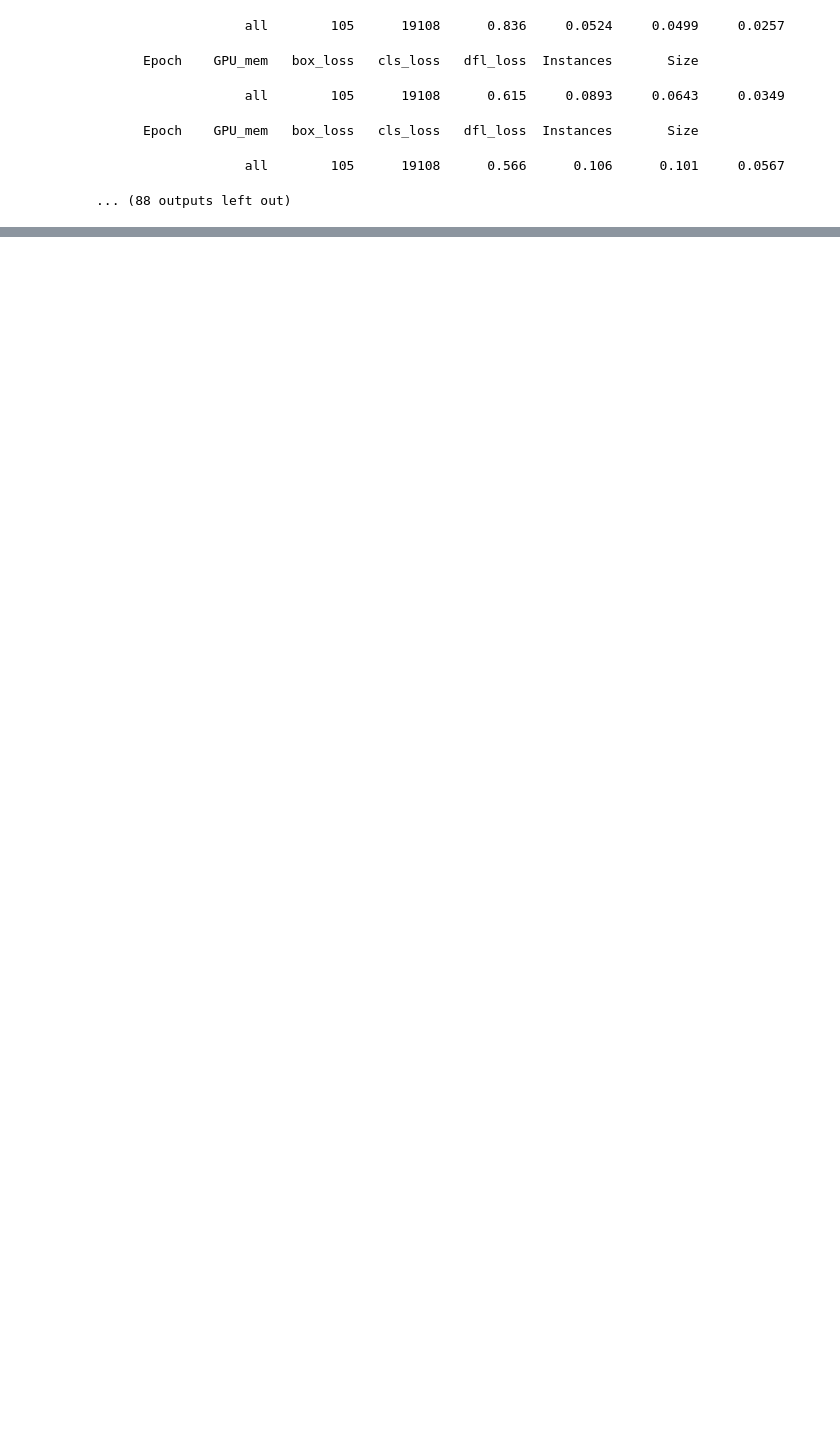
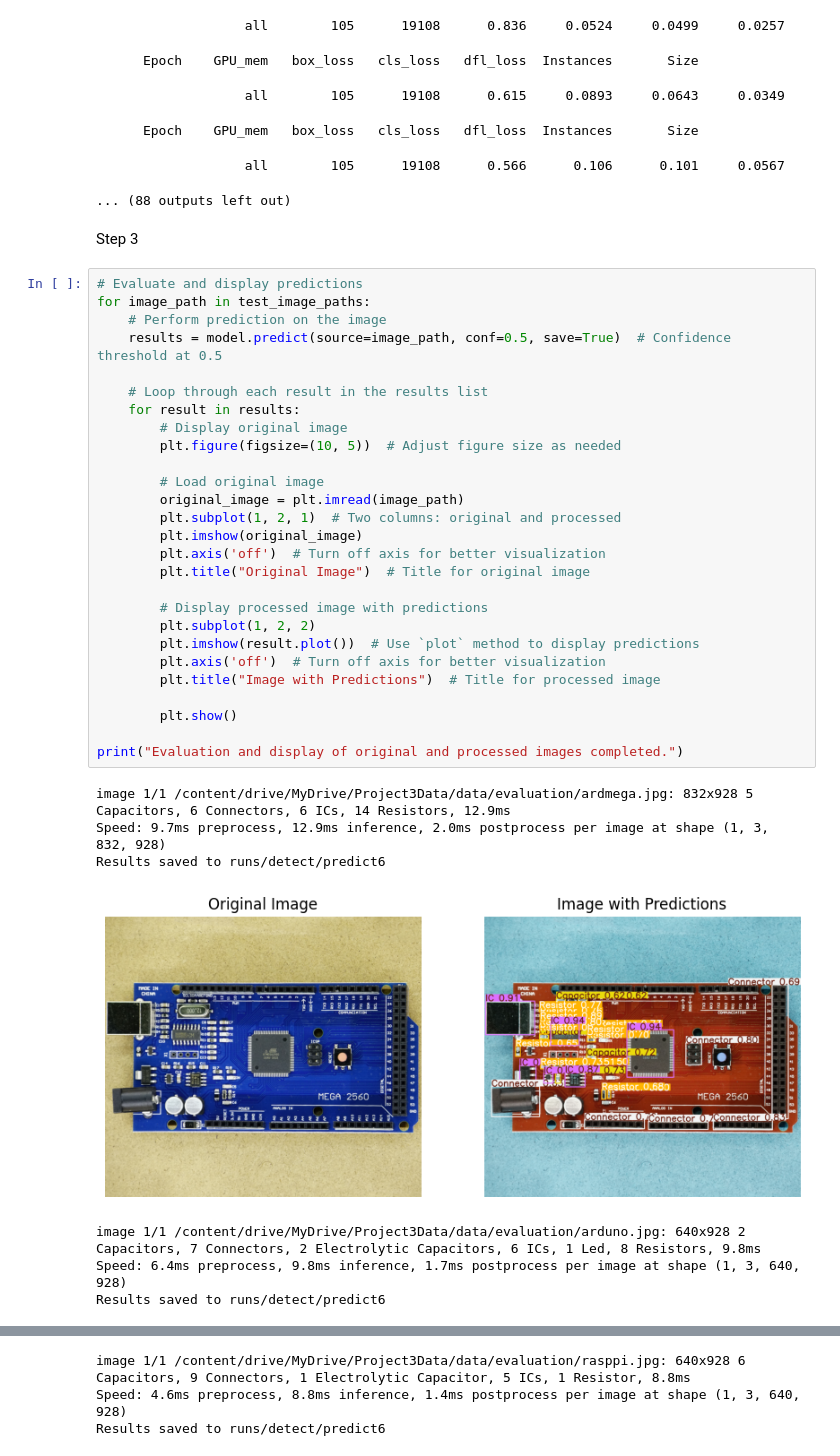
Before and after one commit to abdulwaheedTMU/Project3, a Jupyter notebook: Project3.ipynb, the cells around one changed output, grey strips where cells are left out. Drawn from its saved outputs; the diff is of its cells as text; blank space fills up the shorter version.

```diff
--- a/Project3.ipynb
+++ b/Project3.ipynb
@@ -220,3 +220,40 @@ Starting training for 100 epochs...
       Epoch    GPU_mem   box_loss   cls_loss   dfl_loss  Instances       Size
                    all        105      19108      0.566      0.106      0.101     0.0567
 ... (88 outputs left out)
+# %% [markdown]
+Step 3
+# %%
+# Evaluate and display predictions
+for image_path in test_image_paths:
+    # Perform prediction on the image
+    results = model.predict(source=image_path, conf=0.5, save=True)  # Confidence threshold at 0.5
+
+    # Loop through each result in the results list
+    for result in results:
+        # Display original image
+        plt.figure(figsize=(10, 5))  # Adjust figure size as needed
+
+        # Load original image
+        original_image = plt.imread(image_path)
+        plt.subplot(1, 2, 1)  # Two columns: original and processed
+        plt.imshow(original_image)
+        plt.axis('off')  # Turn off axis for better visualization
+        plt.title("Original Image")  # Title for original image
+
+        # Display processed image with predictions
+        plt.subplot(1, 2, 2)
+        plt.imshow(result.plot())  # Use `plot` method to display predictions
+        plt.axis('off')  # Turn off axis for better visualization
+        plt.title("Image with Predictions")  # Title for processed image
+
+        plt.show()
+
+print("Evaluation and display of original and processed images completed.")
+# %% [output]
+image 1/1 /content/drive/MyDrive/Project3Data/data/evaluation/ardmega.jpg: 832x928 5 Capacitors, 6 Connectors, 6 ICs, 14 Resistors, 12.9ms
+Speed: 9.7ms preprocess, 12.9ms inference, 2.0ms postprocess per image at shape (1, 3, 832, 928)
+Results saved to runs/detect/predict6
+[figure, added]
+image 1/1 /content/drive/MyDrive/Project3Data/data/evaluation/arduno.jpg: 640x928 2 Capacitors, 7 Connectors, 2 Electrolytic Capacitors, 6 ICs, 1 Led, 8 Resistors, 9.8ms
+Speed: 6.4ms preprocess, 9.8ms inference, 1.7ms postprocess per image at shape (1, 3, 640, 928)
+Results saved to runs/detect/predict6
@@ -222,0 +261,3 @@ Starting training for 100 epochs...
+image 1/1 /content/drive/MyDrive/Project3Data/data/evaluation/rasppi.jpg: 640x928 6 Capacitors, 9 Connectors, 1 Electrolytic Capacitor, 5 ICs, 1 Resistor, 8.8ms
+Speed: 4.6ms preprocess, 8.8ms inference, 1.4ms postprocess per image at shape (1, 3, 640, 928)
+Results saved to runs/detect/predict6
```
Also changed, not shown: parts of 1 cell of this notebook.
